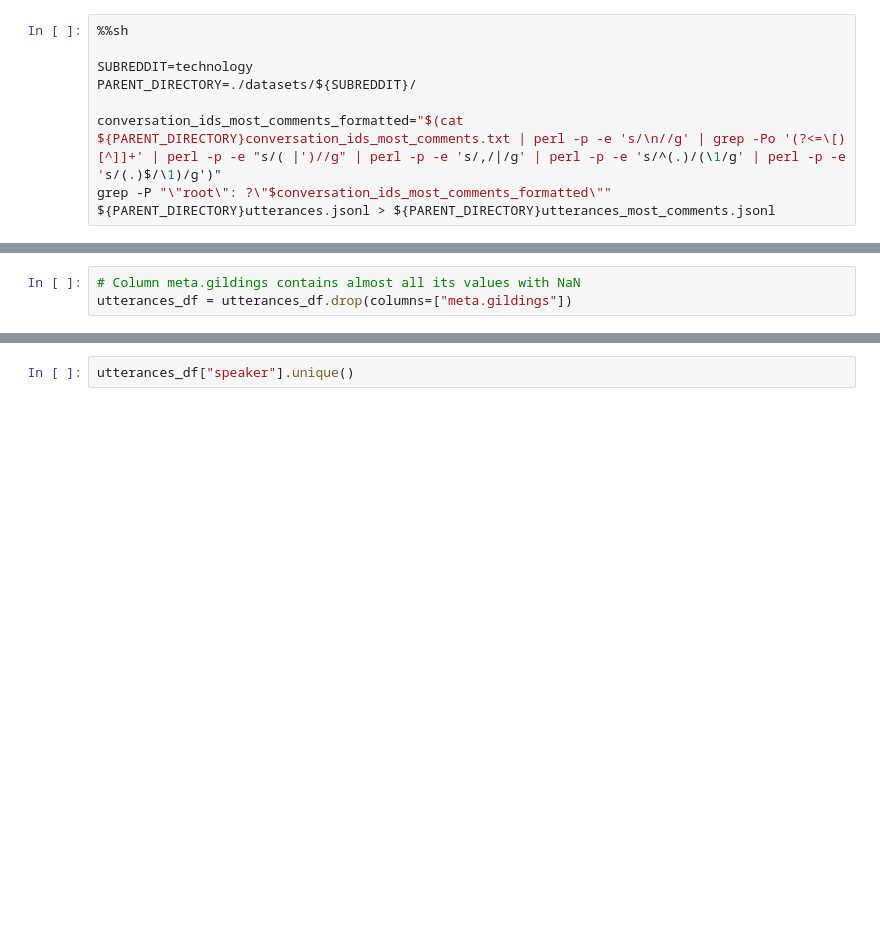
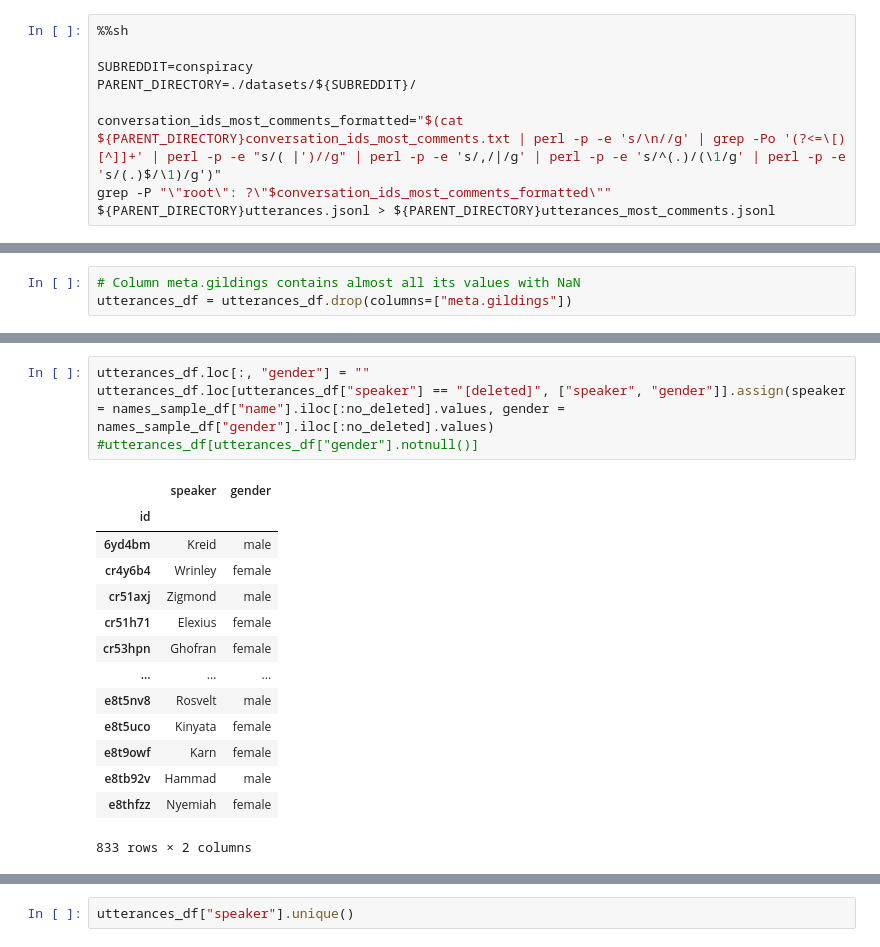
Before and after one commit to Orlando17544/FluentSpeak, a Jupyter notebook: database/Reddit database generator.ipynb, the cells around one changed output, grey strips where cells are left out. Cells and saved outputs as stored; diff of their text form; blank space fills up the shorter version.

```diff
--- a/database/Reddit database generator.ipynb
+++ b/database/Reddit database generator.ipynb
@@ -164,7 +164,7 @@ Shell script to filter utterances with conversation ids with most comments
 # %%
 %%sh
 
-SUBREDDIT=technology
+SUBREDDIT=conspiracy
 PARENT_DIRECTORY=./datasets/${SUBREDDIT}/
 
 conversation_ids_most_comments_formatted="$(cat ${PARENT_DIRECTORY}conversation_ids_most_comments.txt | perl -p -e 's/\n//g' | grep -Po '(?<=\[)[^]]+' | perl -p -e "s/( |')//g" | perl -p -e 's/,/|/g' | perl -p -e 's/^(.)/(\1/g' | perl -p -e 's/(.)$/\1)/g')"
@@ -233,0 +248,19 @@ utterances_df = utterances_df.drop(columns=["meta.gildings"])
+# %%
+utterances_df.loc[:, "gender"] = ""
+utterances_df.loc[utterances_df["speaker"] == "[deleted]", ["speaker", "gender"]].assign(speaker = names_sample_df["name"].iloc[:no_deleted].values, gender = names_sample_df["gender"].iloc[:no_deleted].values)
+#utterances_df[utterances_df["gender"].notnull()]
+# %% [output]
+|  | speaker | gender |
+| id |  |  |
+| 6yd4bm | Kreid | male |
+| cr4y6b4 | Wrinley | female |
+| cr51axj | Zigmond | male |
+| cr51h71 | Elexius | female |
+| cr53hpn | Ghofran | female |
+| ... | ... | ... |
+| e8t5nv8 | Rosvelt | male |
+| e8t5uco | Kinyata | female |
+| e8t9owf | Karn | female |
+| e8tb92v | Hammad | male |
+| e8thfzz | Nyemiah | female |
+833 rows × 2 columns
```
Also changed, not shown: parts of 24 cells of this notebook.
